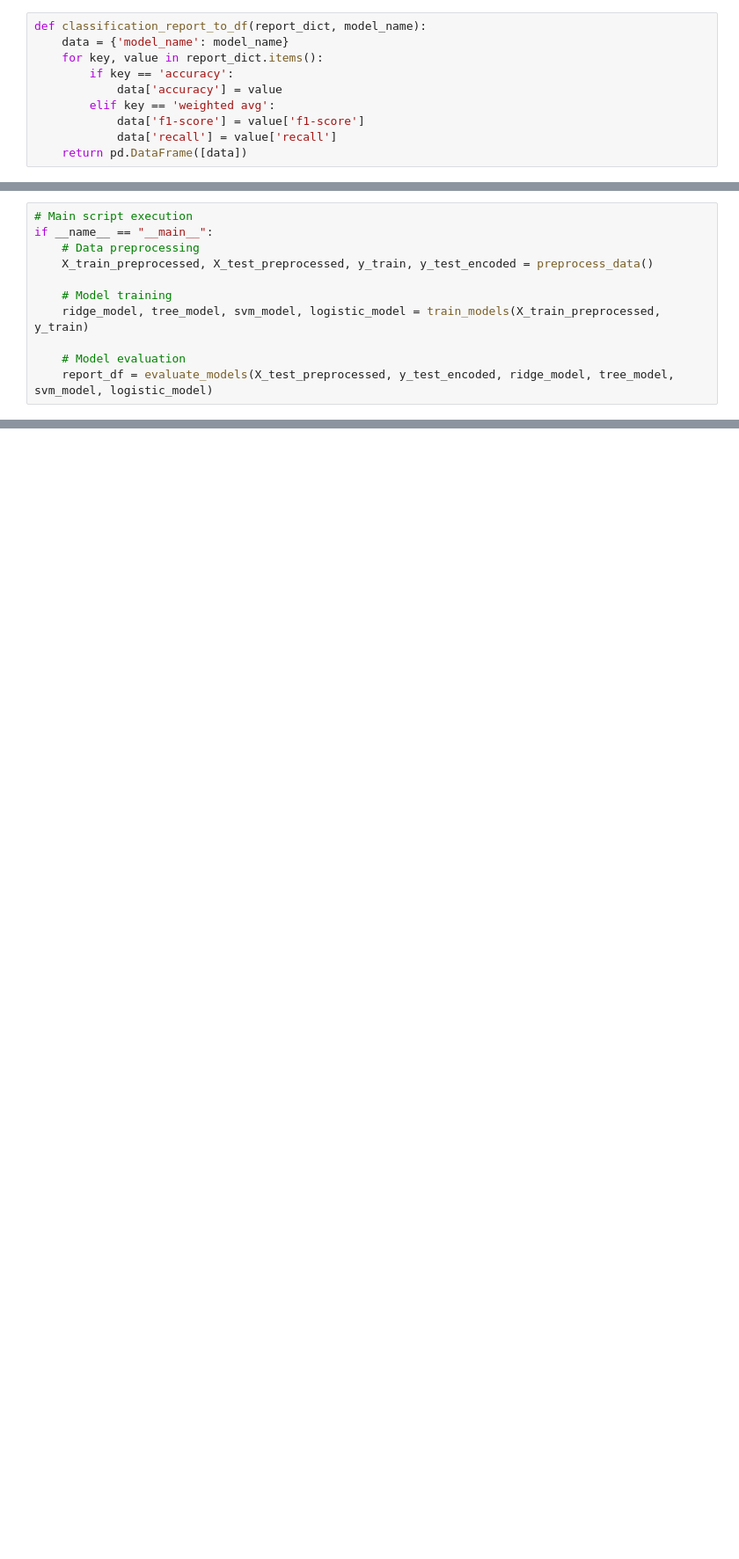
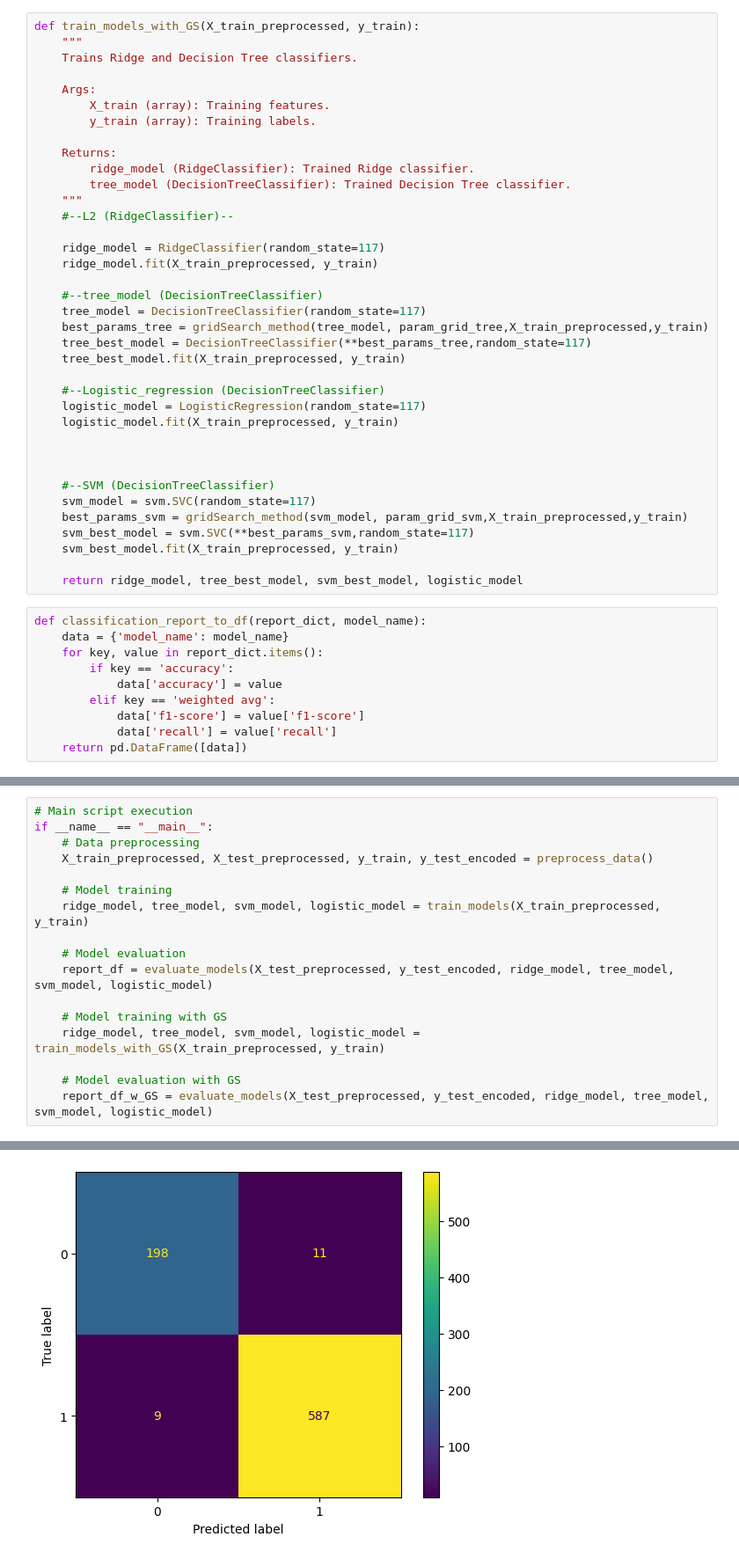
Before and after one commit to adrianaleticiamartinez/MCD, a Jupyter notebook: ML1_Final_project.ipynb, the cells around one changed output, grey strips where cells are left out. Shown: that part at 88% size. Drawn from its saved outputs; the diff is of its cells as text; blank space fills up the shorter version.

```diff
--- a/ML1_Final_project.ipynb
+++ b/ML1_Final_project.ipynb
@@ -220,3 +248,40 @@ def train_models(X_train_preprocessed, y_train):
+# %%
+def train_models_with_GS(X_train_preprocessed, y_train):
+    """
+    Trains Ridge and Decision Tree classifiers.
+
+    Args:
+        X_train (array): Training features.
+        y_train (array): Training labels.
+
+    Returns:
+        ridge_model (RidgeClassifier): Trained Ridge classifier.
+        tree_model (DecisionTreeClassifier): Trained Decision Tree classifier.
+    """
+    #--L2 (RidgeClassifier)--
+
+    ridge_model = RidgeClassifier(random_state=117)
+    ridge_model.fit(X_train_preprocessed, y_train)
+
+    #--tree_model (DecisionTreeClassifier)
+    tree_model = DecisionTreeClassifier(random_state=117)
+    best_params_tree = gridSearch_method(tree_model, param_grid_tree,X_train_preprocessed,y_train)
+    tree_best_model = DecisionTreeClassifier(**best_params_tree,random_state=117)
+    tree_best_model.fit(X_train_preprocessed, y_train)
+
+    #--Logistic_regression (DecisionTreeClassifier)
+    logistic_model = LogisticRegression(random_state=117)
+    logistic_model.fit(X_train_preprocessed, y_train)
+
+
+
+    #--SVM (DecisionTreeClassifier)
+    svm_model = svm.SVC(random_state=117)
+    best_params_svm = gridSearch_method(svm_model, param_grid_svm,X_train_preprocessed,y_train)
+    svm_best_model = svm.SVC(**best_params_svm,random_state=117)
+    svm_best_model.fit(X_train_preprocessed, y_train)
+
+    return ridge_model, tree_best_model, svm_best_model, logistic_model
 # %%
 def classification_report_to_df(report_dict, model_name):
     data = {'model_name': model_name}
@@ -292,6 +357,12 @@ if __name__ == "__main__":
 
     # Model evaluation
     report_df = evaluate_models(X_test_preprocessed, y_test_encoded, ridge_model, tree_model, svm_model, logistic_model)
+
+    # Model training with GS
+    ridge_model, tree_model, svm_model, logistic_model = train_models_with_GS(X_train_preprocessed, y_train)
+
+    # Model evaluation with GS
+    report_df_w_GS = evaluate_models(X_test_preprocessed, y_test_encoded, ridge_model, tree_model, svm_model, logistic_model)
 # %% [output]
 x
 x
@@ -310,0 +392 @@ AUC-ROC: 0.9636170964323562
+[figure, added]
```
Also changed, not shown: parts of 8 cells of this notebook.
